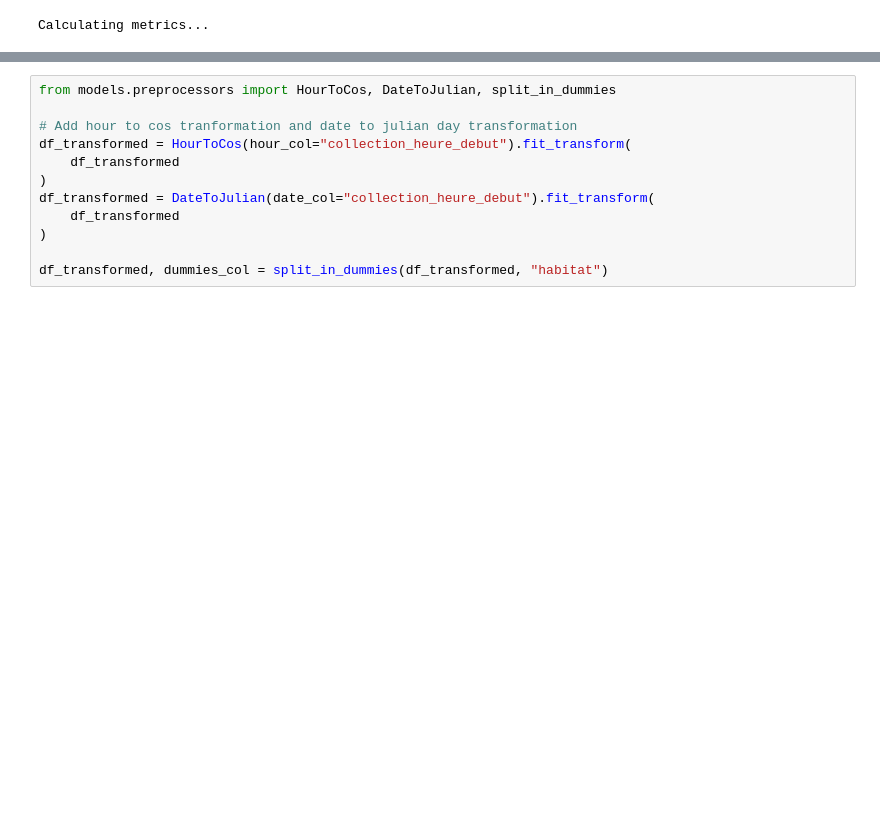
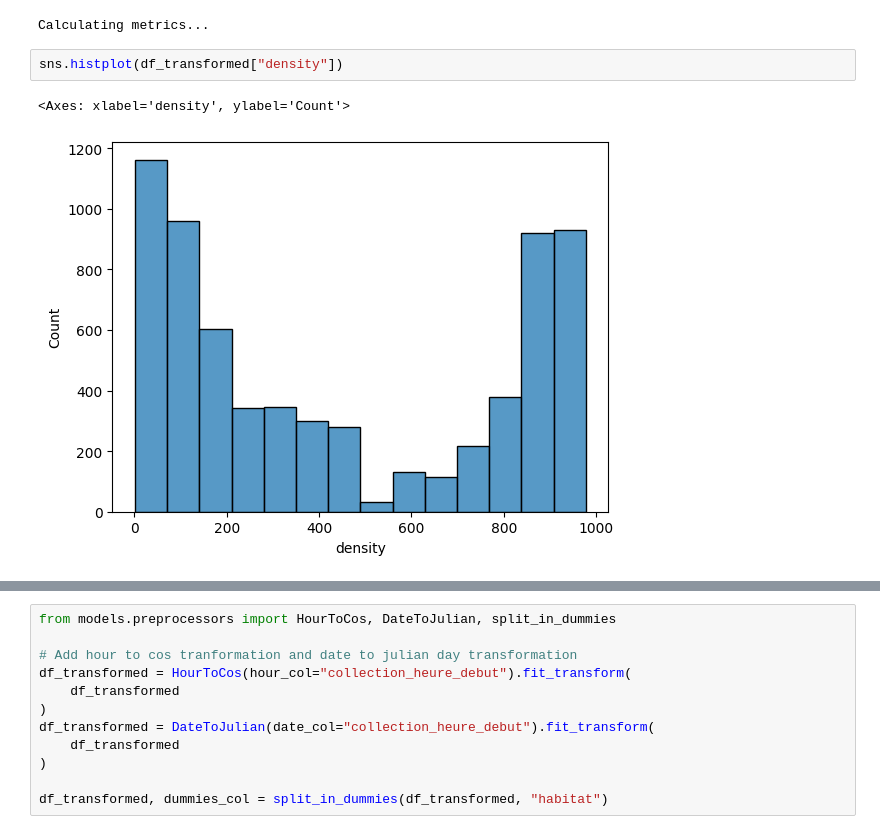
Before and after one commit to juldpnt/fil-rouge-pollinisateurs, a Jupyter notebook: notebooks/model_setup.ipynb, the cells around one changed output, grey strips where cells are left out. Saved outputs shown, nothing was run; the diff lists cells and outputs as text; blank space fills up the shorter version.

```diff
--- a/notebooks/model_setup.ipynb
+++ b/notebooks/model_setup.ipynb
@@ -84,3 +85,8 @@ calculator.fit(df_transformed)
 df_transformed = calculator.transform(df_transformed)
 # %% [output]
 Calculating metrics...
+# %%
+sns.histplot(df_transformed["density"])
+# %% [output]
+<Axes: xlabel='density', ylabel='Count'>
+[figure, added]
```
Also changed, not shown: parts of 12 cells of this notebook, 6 other files.
